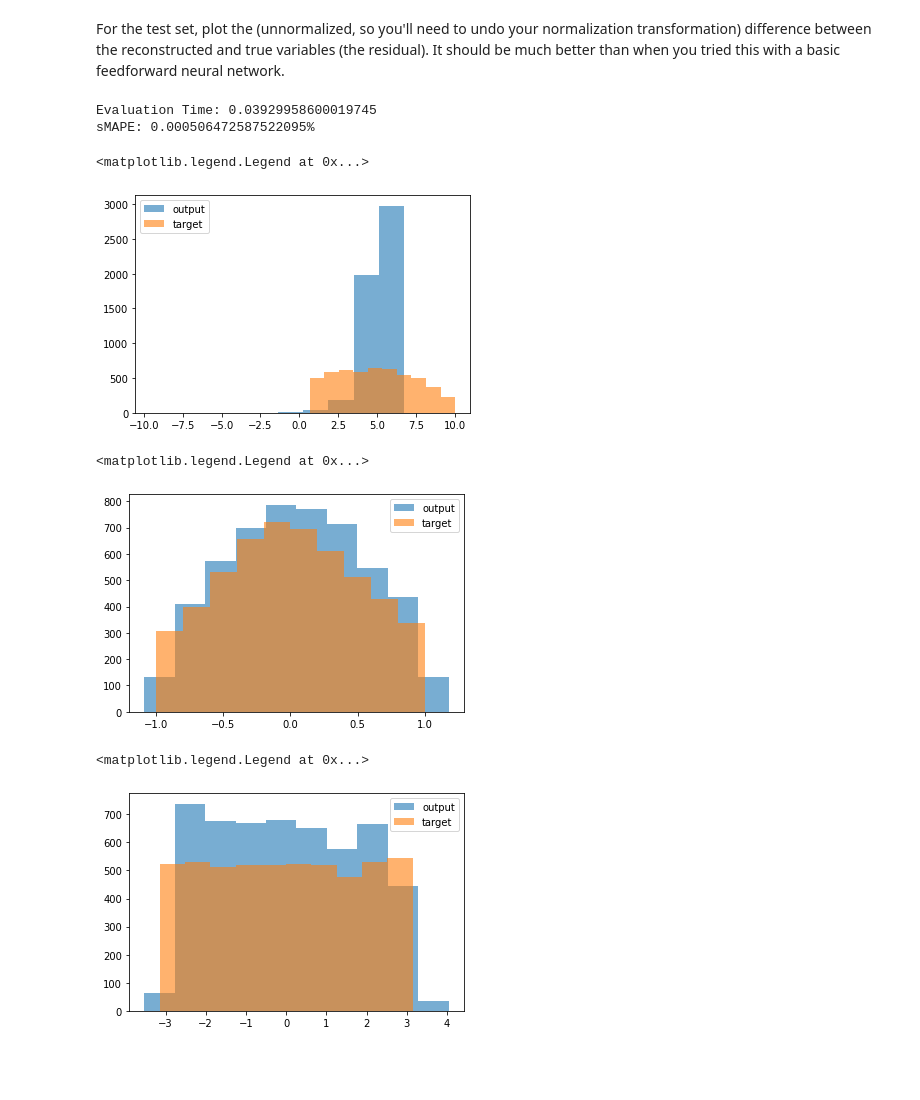
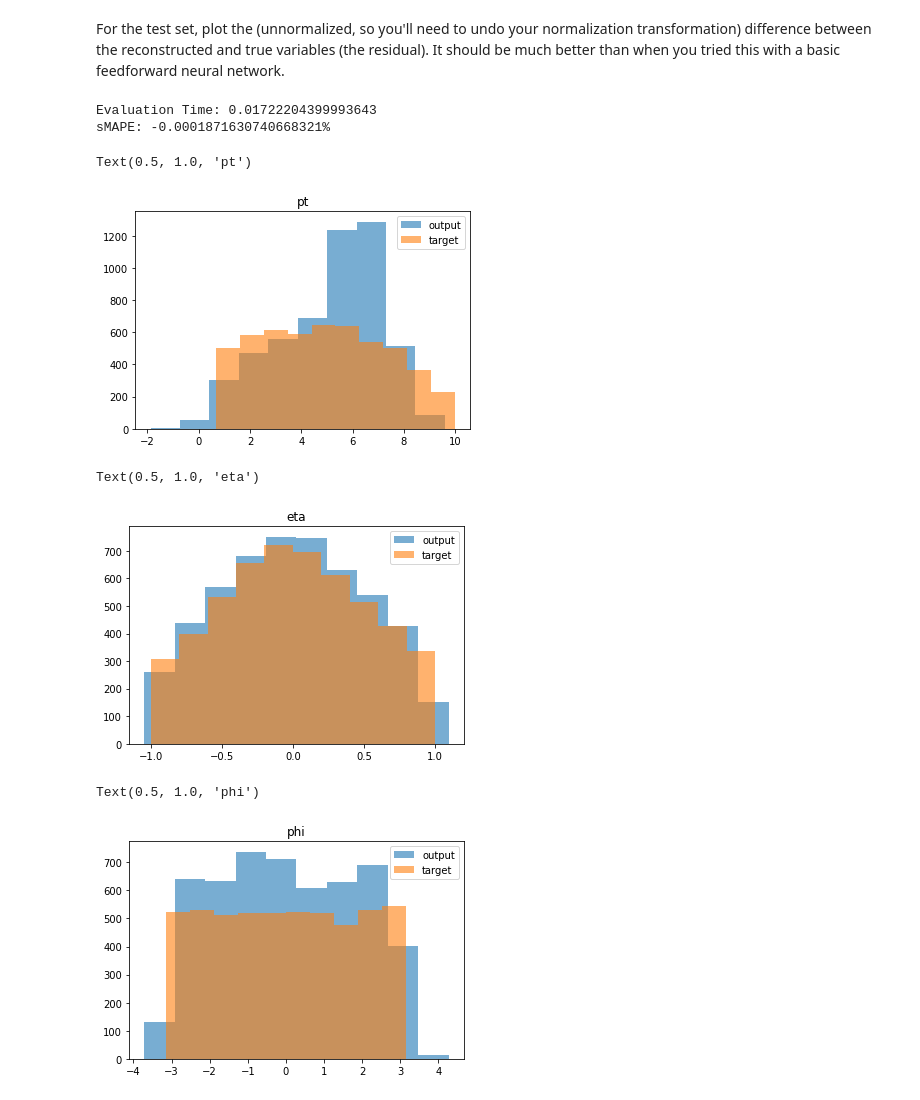
Before and after one commit to gkfthddk/CK2015, a Jupyter notebook: 11-adv-rnn.ipynb, the cells around one changed output. Saved outputs shown, nothing was run; the diff lists cells and outputs as text; code cells hidden in the pictures; blank space fills up the shorter version.

```diff
--- a/11-adv-rnn.ipynb
+++ b/11-adv-rnn.ipynb
@@ -750,7 +750,7 @@ batch_size = 128
 train_data = TensorDataset(torch.from_numpy(train_x), torch.from_numpy(train_y))
 train_loader = DataLoader(train_data, shuffle=True, batch_size=batch_size, drop_last=True)
 # %%
-lr = 0.001
+lr = 0.002
 # Setting common hyperparameters
 input_dim = next(iter(train_loader))[0].shape[2]
 output_dim = 4
@@ -758,6 +758,6 @@ n_layers = 2
 hidden_dim = 256
 device = torch.device('cuda')
 model = TrackNet(input_dim, hidden_dim, output_dim, n_layers).to(device)
-train(model, train_loader, lr, EPOCHS=10)
+train(model, train_loader, lr, EPOCHS=30)
 # %% [output]
 Starting Training of GRU model
@@ -788,30 +788,33 @@ For the test set, plot the (unnormalized, so you'll need to undo your normalizat
 # %%
 _outputs, targets, _sMAPE = evaluate(model, test_x, test_y, label_scalers)
 # %% [output]
-Evaluation Time: 0.03929958600019745
-sMAPE: 0.000506472587522095%
+Evaluation Time: 0.01722204399993643
+sMAPE: -0.0001871630740668321%
 # %%
 import matplotlib.pyplot as plt
 plt.hist(_outputs[:,0],label="output",alpha=0.6)
 plt.hist(targets[:,0],label="target",alpha=0.6)
 plt.legend()
+plt.title("pt")
 # %% [output]
-<matplotlib.legend.Legend at 0x...>
+Text(0.5, 1.0, 'pt')
-[figure, old version]
+[figure, new version]
 # %%
 plt.hist(_outputs[:,1],label="output",alpha=0.6)
 plt.hist(targets[:,1],label="target",alpha=0.6)
 plt.legend()
+plt.title("eta")
 # %% [output]
-<matplotlib.legend.Legend at 0x...>
+Text(0.5, 1.0, 'eta')
-[figure, old version]
+[figure, new version]
 # %%
 plt.hist(_outputs[:,2],label="output",alpha=0.6)
 plt.hist(targets[:,2],label="target",alpha=0.6)
 plt.legend()
+plt.title("phi")
 # %% [output]
-<matplotlib.legend.Legend at 0x...>
+Text(0.5, 1.0, 'phi')
-[figure, old version]
+[figure, new version]
 # %%
 plt.hist(_outputs[:,3],label="output",alpha=0.6)
 plt.hist(targets[:,3],label="target",alpha=0.6)
```
Also changed, not shown: parts of 4 cells of this notebook.
